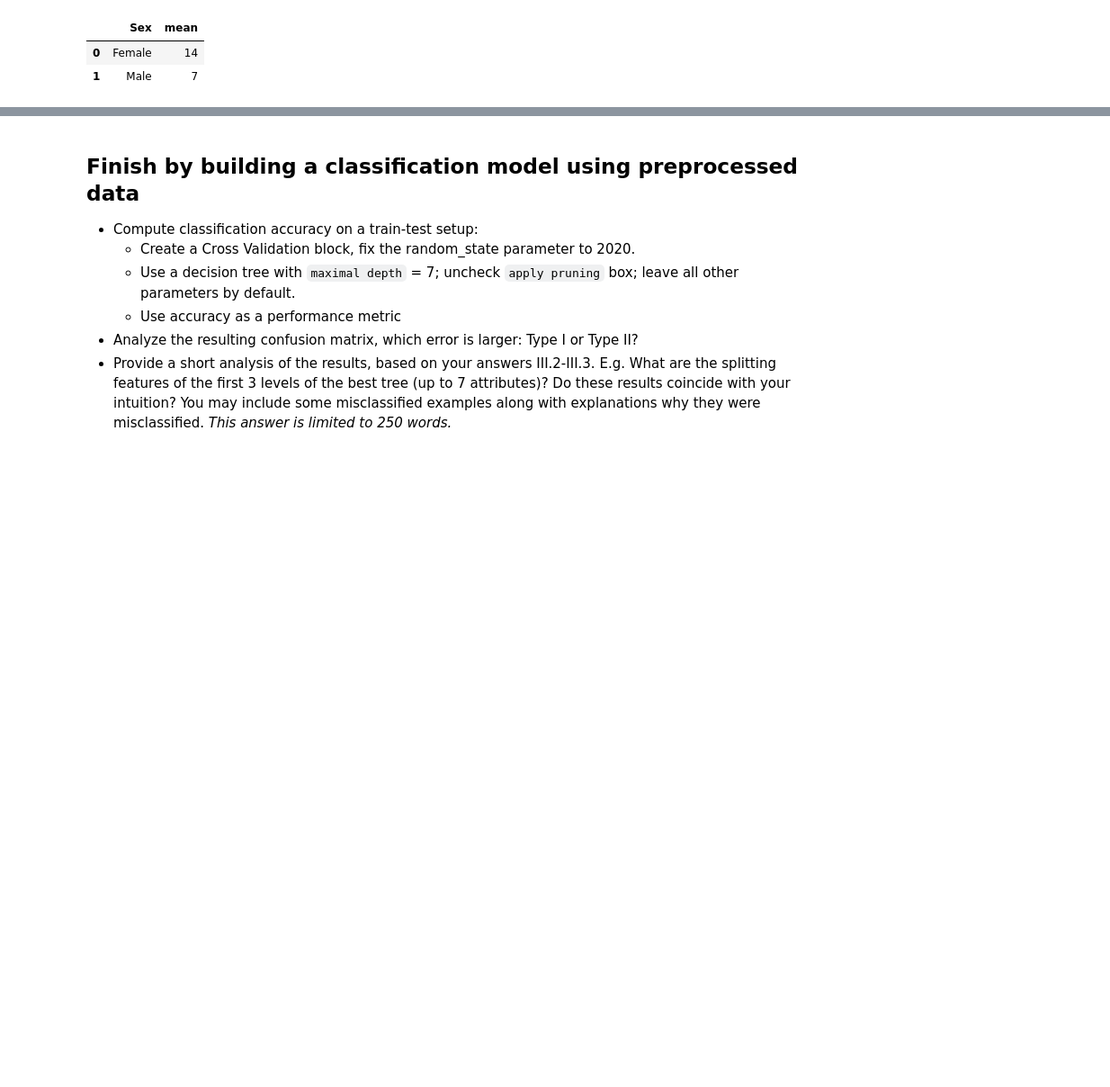
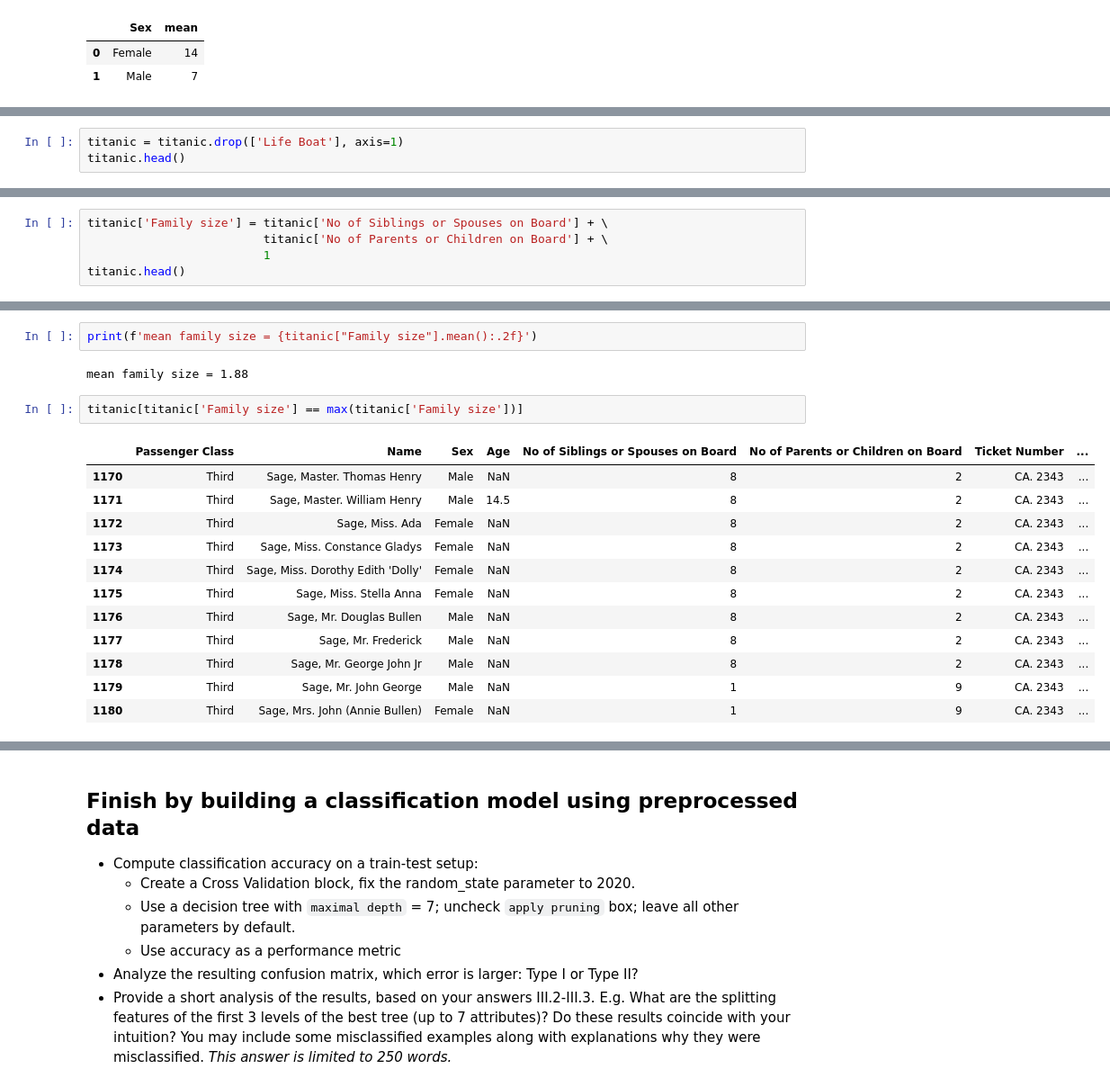
Before and after one commit to demidafonichev/hse-data-science-in-business-2020, a Jupyter notebook: HW2/HW2.ipynb, the cells around one changed output, grey strips where cells are left out. Shown at 90% size. Drawn from its saved outputs; the diff is of its cells as text; blank space fills up the shorter version.

```diff
--- a/HW2/HW2.ipynb
+++ b/HW2/HW2.ipynb
@@ -65,3 +64,6 @@ Do not drop original attributes.
 - Impute missing values: for numerical attributes use averaging over three groups: `Passenger Class`, `Sex`, `Embarkation Port`; for every numerical attribute create separate column that contain 1 for imputed value and 0 for originally presented.
 - Pre-process categorical attributes: For every categorical attribute create a separate column that contains 1 for imputed value and 0 for originally presented. One-hot encode categorical attributes with less than 20 unique values, drop other categorical attributes; drop original attributes.
 - Set the role of the `Survived` attribute to `label`.
+# %%
+titanic = titanic.drop(['Life Boat'], axis=1)
+titanic.head()
@@ -67,0 +77,5 @@ Do not drop original attributes.
+# %%
+titanic['Family size'] = titanic['No of Siblings or Spouses on Board'] + \
+                         titanic['No of Parents or Children on Board'] + \
+                         1
+titanic.head()
@@ -67,0 +89,19 @@ Do not drop original attributes.
+# %%
+print(f'mean family size = {titanic["Family size"].mean():.2f}')
+# %% [output]
+mean family size = 1.88
+# %%
+titanic[titanic['Family size'] == max(titanic['Family size'])]
+# %% [output]
+|  | Passenger Class | Name | Sex | Age | No of Siblings or Spouses on Board | No of Parents or Children on Board | Ticket Number | ... |
+| 1170 | Third | Sage, Master. Thomas Henry | Male | NaN | 8 | 2 | CA. 2343 | ... |
+| 1171 | Third | Sage, Master. William Henry | Male | 14.5 | 8 | 2 | CA. 2343 | ... |
+| 1172 | Third | Sage, Miss. Ada | Female | NaN | 8 | 2 | CA. 2343 | ... |
+| 1173 | Third | Sage, Miss. Constance Gladys | Female | NaN | 8 | 2 | CA. 2343 | ... |
+| 1174 | Third | Sage, Miss. Dorothy Edith 'Dolly' | Female | NaN | 8 | 2 | CA. 2343 | ... |
+| 1175 | Third | Sage, Miss. Stella Anna | Female | NaN | 8 | 2 | CA. 2343 | ... |
+| 1176 | Third | Sage, Mr. Douglas Bullen | Male | NaN | 8 | 2 | CA. 2343 | ... |
+| 1177 | Third | Sage, Mr. Frederick | Male | NaN | 8 | 2 | CA. 2343 | ... |
+| 1178 | Third | Sage, Mr. George John Jr | Male | NaN | 8 | 2 | CA. 2343 | ... |
+| 1179 | Third | Sage, Mr. John George | Male | NaN | 1 | 9 | CA. 2343 | ... |
+| 1180 | Third | Sage, Mrs. John (Annie Bullen) | Female | NaN | 1 | 9 | CA. 2343 | ... |
```
Also changed, not shown: parts of 6 cells of this notebook.
